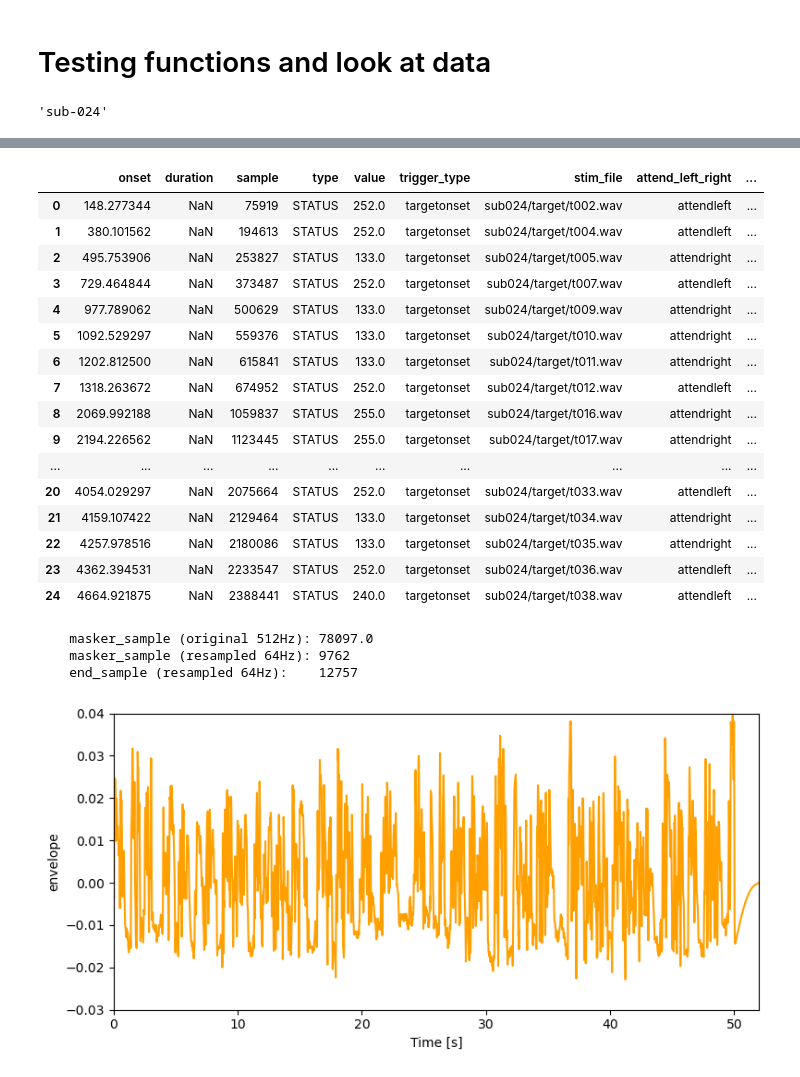
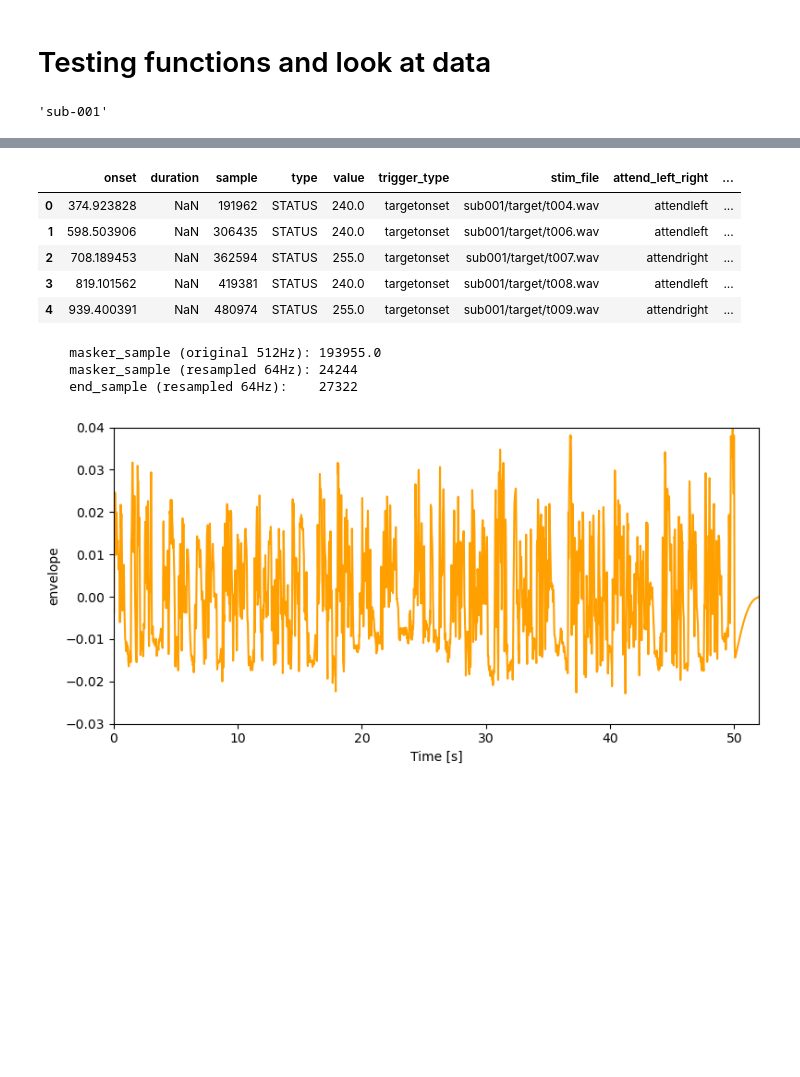
Before and after one commit to sylmester/modelling-eeg-to-speech, a Jupyter notebook: beyond/across-datasets/fuglsang-in-snhl/align-data.ipynb, the cells around one changed output, grey strips where cells are left out. Drawn from its saved outputs; the diff is of its cells as text; code cells hidden in the pictures; blank space fills up the shorter version.

```diff
--- a/beyond/across-datasets/hearing-impaired-fuglsang/align-data.ipynb
+++ b/beyond/across-datasets/fuglsang-in-snhl/align-data.ipynb
@@ -519,10 +544,10 @@ Loading subject sub-032 ──────────────────
 # %% [markdown]
 # Testing functions and look at data
 # %%
-testing_subject = 'sub-024' # disrupted subject with only 25 trials
+testing_subject = 'sub-001' # disrupted subject with only 25 trials
 testing_subject
 # %% [output]
-'sub-024'
+'sub-001'
 # %%
 eeg = load_eeg(testing_subject)
 # %%
@@ -546,35 +571,24 @@ len(eeg.ch_names), eeg.ch_names
   'PO4',
   'O2'])
 # %%
-trials = get_trials(testing_subject)
+trials = helper_functions.get_trials_snhl(testing_subject).head()
 trials#.head(32)
 # %% [output]
 |  | onset | duration | sample | type | value | trigger_type | stim_file | attend_left_right | ... |
-| 0 | 148.277344 | NaN | 75919 | STATUS | 252.0 | targetonset | sub024/target/t002.wav | attendleft | ... |
-| 1 | 380.101562 | NaN | 194613 | STATUS | 252.0 | targetonset | sub024/target/t004.wav | attendleft | ... |
-| 2 | 495.753906 | NaN | 253827 | STATUS | 133.0 | targetonset | sub024/target/t005.wav | attendright | ... |
-| 3 | 729.464844 | NaN | 373487 | STATUS | 252.0 | targetonset | sub024/target/t007.wav | attendleft | ... |
-| 4 | 977.789062 | NaN | 500629 | STATUS | 133.0 | targetonset | sub024/target/t009.wav | attendright | ... |
-| 5 | 1092.529297 | NaN | 559376 | STATUS | 133.0 | targetonset | sub024/target/t010.wav | attendright | ... |
-| 6 | 1202.812500 | NaN | 615841 | STATUS | 133.0 | targetonset | sub024/target/t011.wav | attendright | ... |
-| 7 | 1318.263672 | NaN | 674952 | STATUS | 252.0 | targetonset | sub024/target/t012.wav | attendleft | ... |
-| 8 | 2069.992188 | NaN | 1059837 | STATUS | 255.0 | targetonset | sub024/target/t016.wav | attendright | ... |
-| 9 | 2194.226562 | NaN | 1123445 | STATUS | 255.0 | targetonset | sub024/target/t017.wav | attendright | ... |
-| ... | ... | ... | ... | ... | ... | ... | ... | ... | ... |
-| 20 | 4054.029297 | NaN | 2075664 | STATUS | 252.0 | targetonset | sub024/target/t033.wav | attendleft | ... |
-| 21 | 4159.107422 | NaN | 2129464 | STATUS | 133.0 | targetonset | sub024/target/t034.wav | attendright | ... |
-| 22 | 4257.978516 | NaN | 2180086 | STATUS | 133.0 | targetonset | sub024/target/t035.wav | attendright | ... |
-| 23 | 4362.394531 | NaN | 2233547 | STATUS | 252.0 | targetonset | sub024/target/t036.wav | attendleft | ... |
-| 24 | 4664.921875 | NaN | 2388441 | STATUS | 240.0 | targetonset | sub024/target/t038.wav | attendleft | ... |
+| 0 | 374.923828 | NaN | 191962 | STATUS | 240.0 | targetonset | sub001/target/t004.wav | attendleft | ... |
+| 1 | 598.503906 | NaN | 306435 | STATUS | 240.0 | targetonset | sub001/target/t006.wav | attendleft | ... |
+| 2 | 708.189453 | NaN | 362594 | STATUS | 255.0 | targetonset | sub001/target/t007.wav | attendright | ... |
+| 3 | 819.101562 | NaN | 419381 | STATUS | 240.0 | targetonset | sub001/target/t008.wav | attendleft | ... |
+| 4 | 939.400391 | NaN | 480974 | STATUS | 255.0 | targetonset | sub001/target/t009.wav | attendright | ... |
 # %%
 trial = trials.iloc[0]
 print(f"    masker_sample (original 512Hz): {trial['masker_sample']}")
 print(f"    masker_sample (resampled 64Hz): {int(trial['masker_sample'] / (512/64))}")
 print(f"    end_sample (resampled 64Hz):    {int(trial['end_sample'] / (512/64))}")
 # %% [output]
-    masker_sample (original 512Hz): 78097.0
-    masker_sample (resampled 64Hz): 9762
-    end_sample (resampled 64Hz):    12757
+    masker_sample (original 512Hz): 193955.0
+    masker_sample (resampled 64Hz): 24244
+    end_sample (resampled 64Hz):    27322
 # %%
 # 1st trial
 env = load_envelope_ndvar("/Users/sylvestereley/Data/Beyond-TRFs/ds-eeg-snhl/derivatives/stimuli/sub001/target/t004woa.mat")
```
Also changed, not shown: parts of 12 cells of this notebook, 6 other files.
